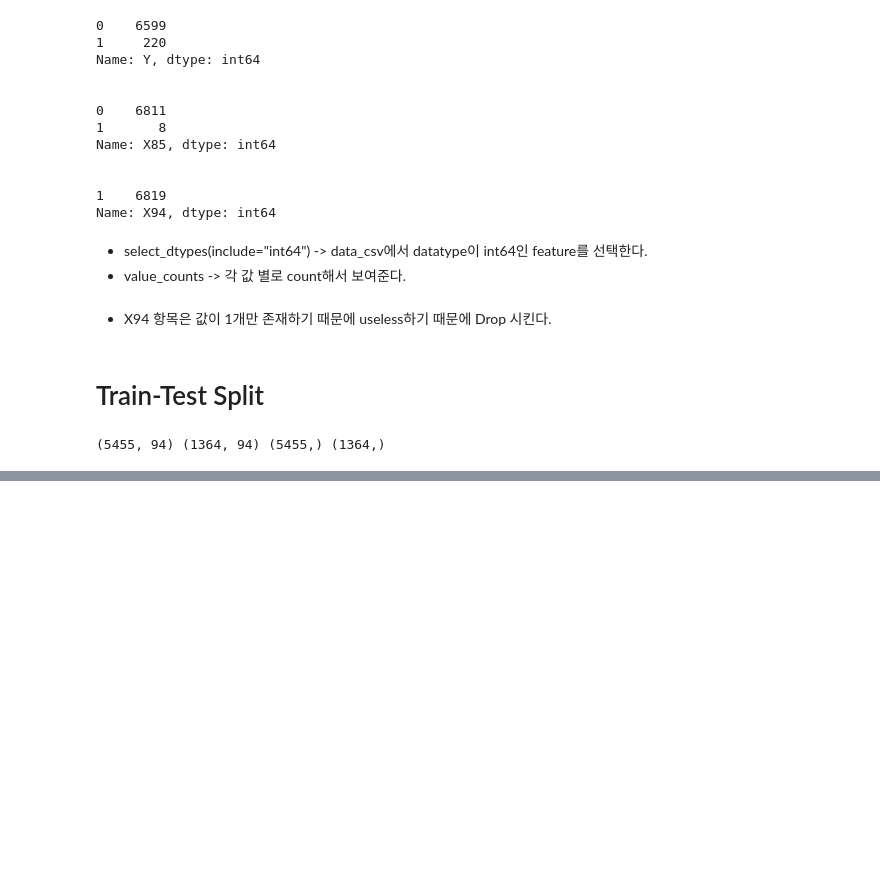
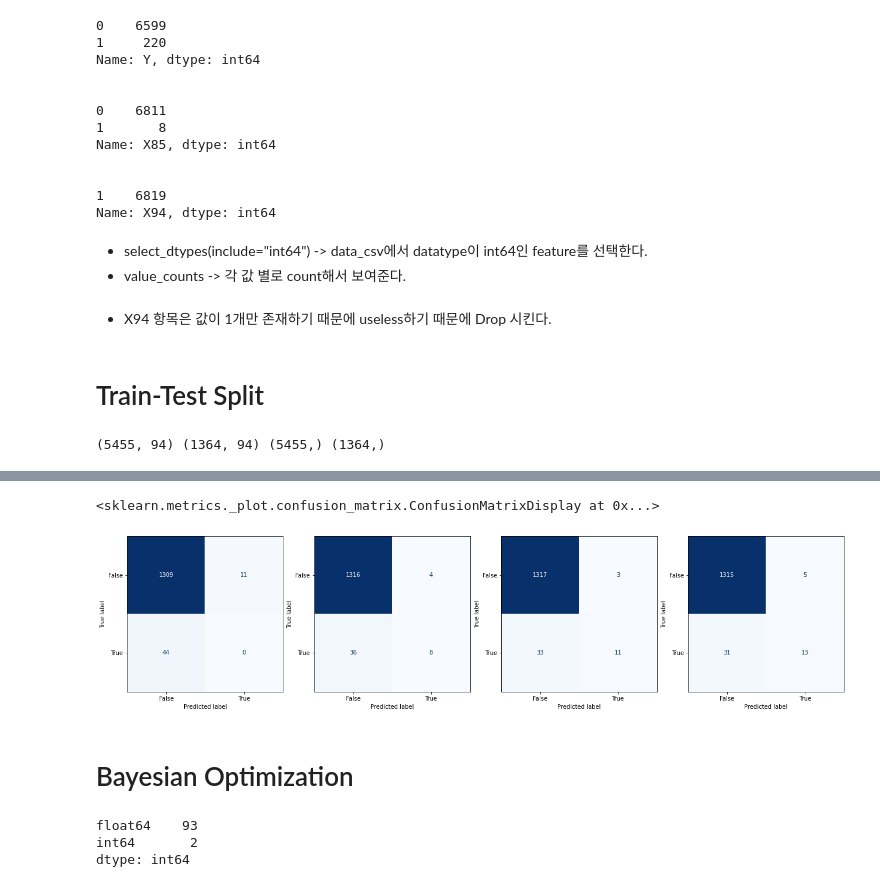
Before and after one commit to Hakgyun-Hong/MachineLearning, a Jupyter notebook: BankruptcyClassifier.ipynb, the cells around one changed output, grey strips where cells are left out. Drawn from its saved outputs; the diff is of its cells as text; code cells hidden in the pictures; blank space fills up the shorter version.

```diff
--- a/BankruptcyClassifier.ipynb
+++ b/BankruptcyClassifier.ipynb
@@ -184,0 +283,10 @@ gs_lr = GridSearchCV(LogisticRegression(),param_grid=param_grid,cv=cv, scoring=s
+# %%
+#RF_clf = RandomForestClassifier(n_estimators=10)
+#RF_clf.fit(X_train,y_train)
+n_estimators = [10, 20, 50, 100, 200]
+max_depth = [int(x) for x in np.linspace(1,10,10)]
+
+param_grid = [{"n_estimators":n_estimators, "max_depth":max_depth}]
+gs_lgbm=GridSearchCV(LGBMClassifier(),param_grid=param_grid,cv=cv,
+                scoring=scoring,return_train_score=True)
+gs_lgbm.fit(X_train_all,y_train_all)
@@ -184,0 +298,17 @@ gs_lr = GridSearchCV(LogisticRegression(),param_grid=param_grid,cv=cv, scoring=s
+# %%
+pred_y_lr = gs_lr.predict(X_test)
+print(" "*20,"Logistic Regression")
+print(classification_report(y_test,pred_y_lr,digits=3))
+
+#pred_y_xg = gs_xg.predict(X_test)
+pred_y_xg = xgb1.predict(X_test)
+print(" "*20,"XGBoost Classifier")
+print(classification_report(y_test,pred_y_xg,digits=3))
+
+pred_y_rf = gs_rf.predict(X_test)
+print(" "*20,"RandomForest Classifier")
+print(classification_report(y_test,pred_y_rf,digits=3))
+
+pred_y_lgbm = gs_lgbm.predict(X_test)
+print(" "*20,"LightGBM Classifier")
+print(classification_report(y_test,pred_y_lgbm,digits=3))
@@ -184,0 +335,23 @@ gs_lr = GridSearchCV(LogisticRegression(),param_grid=param_grid,cv=cv, scoring=s
+# %%
+fig, ax =plt.subplots(1,4,figsize=(22,5))
+
+ConfusionMatrixDisplay.from_predictions(y_test,pred_y_lr,
+                                       colorbar=False, ax=ax[0],cmap=plt.cm.Blues,
+                                       display_labels=['False','True'])
+
+ConfusionMatrixDisplay.from_predictions(y_test,pred_y_xg,
+                                       colorbar=False, ax=ax[1],cmap=plt.cm.Blues,
+                                       display_labels=['False','True'])
+
+ConfusionMatrixDisplay.from_predictions(y_test,pred_y_rf,
+                                       colorbar=False, ax=ax[2],cmap=plt.cm.Blues,
+                                       display_labels=['False','True'])
+
+ConfusionMatrixDisplay.from_predictions(y_test,pred_y_lgbm,
+                                       colorbar=False, ax=ax[3],cmap=plt.cm.Blues,
+                                       display_labels=['False','True'])
+# %% [output]
+<sklearn.metrics._plot.confusion_matrix.ConfusionMatrixDisplay at 0x...>
+[figure, added]
+# %% [markdown]
+# Bayesian Optimization
@@ -184,0 +360,6 @@ gs_lr = GridSearchCV(LogisticRegression(),param_grid=param_grid,cv=cv, scoring=s
+# %%
+data_csv.dtypes.value_counts()
+# %% [output]
+float64    93
+int64       2
+dtype: int64
```
Also changed, not shown: parts of 39 cells of this notebook.
